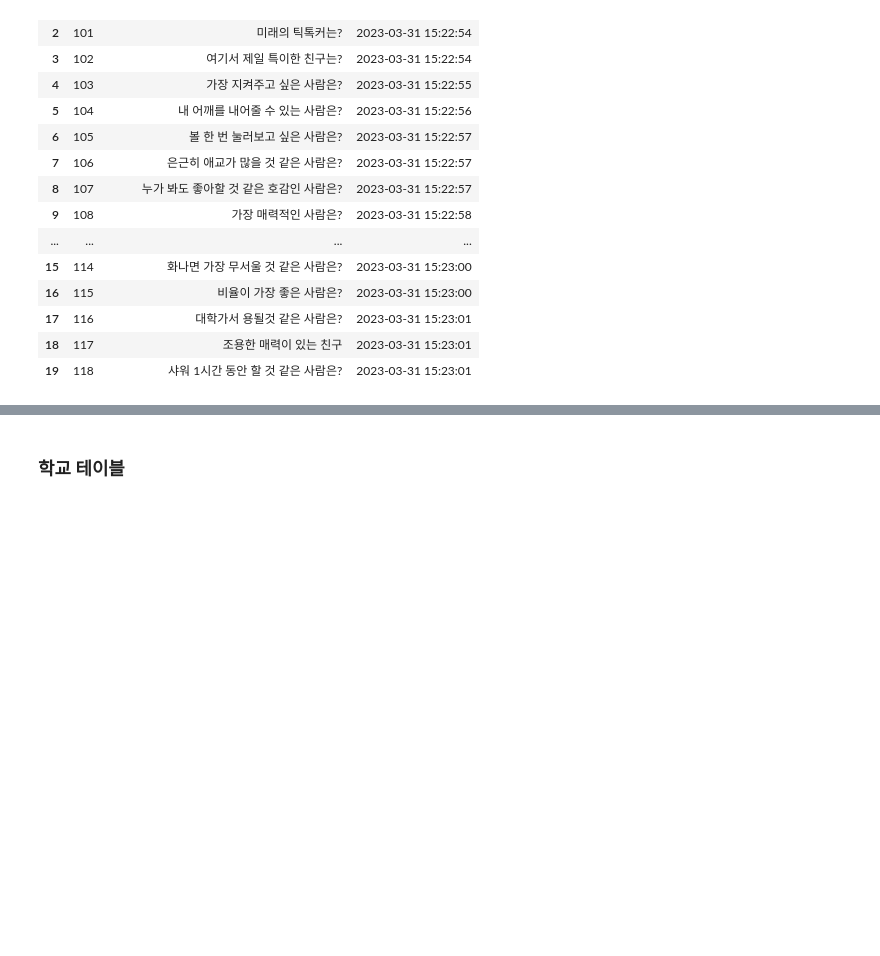
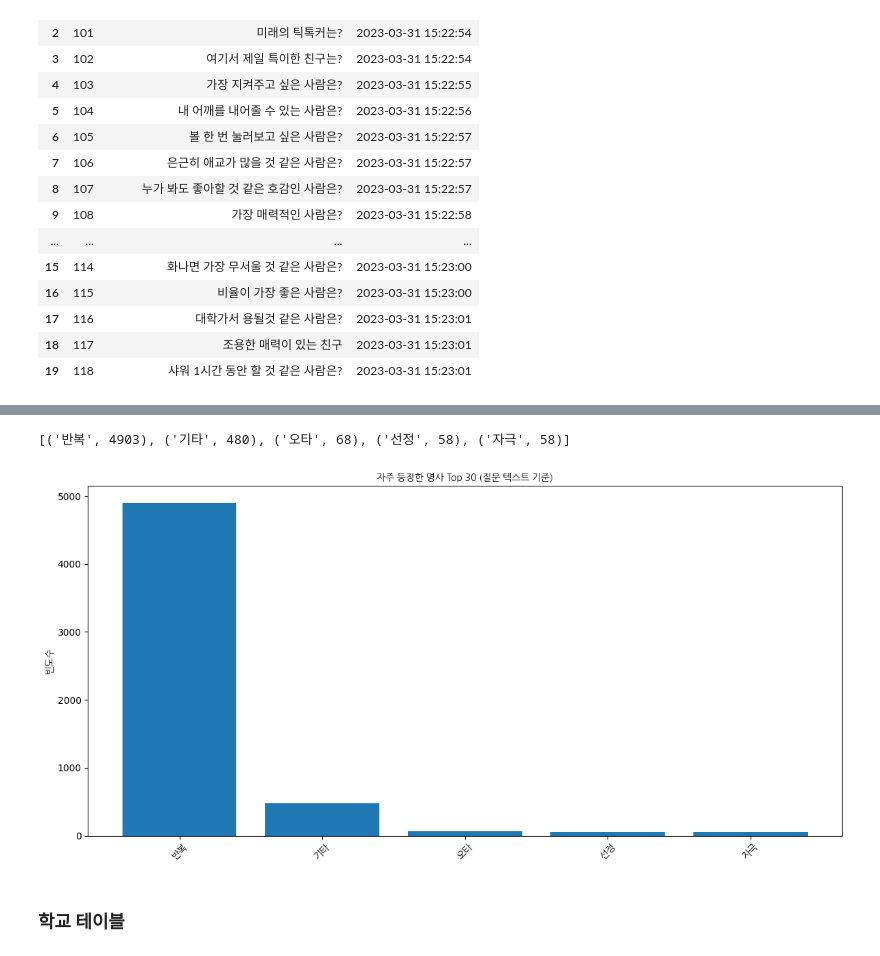
Before and after one commit to seung127/codeit_project, a Jupyter notebook: codeit-project-docker/notebooks/gsc_connect_check.ipynb, the cells around one changed output, grey strips where cells are left out. Saved outputs shown, nothing was run; the diff lists cells and outputs as text; code cells hidden in the pictures; blank space fills up the shorter version.

```diff
--- a/codeit-project-docker/notebooks/gsc_connect_check.ipynb
+++ b/codeit-project-docker/notebooks/gsc_connect_check.ipynb
@@ -370,3 +468,46 @@ polls_question.head(20)
+# %%
+# pip install kiwipiepy
+# from kiwipiepy import Kiwi
+# from collections import Counter
+
+# 1. Kiwi 초기화
+kiwi = Kiwi()
+
+# 2. question_text 컬럼에서 명사 추출
+nouns_all = []
+
+for sentence in polls_questionreport['reason'].dropna():
+    tokens = kiwi.tokenize(sentence)
+    nouns = [token.form for token in tokens if token.tag.startswith('N') and len(token.form) > 1]
+    nouns_all.extend(nouns)
+
+# 3. 불용어 제거 (원하는 경우)
+stopwords = ['질문', '이', '포함', '내용', '이유', '경우', '생각', '우리', '친구', '최고']
+filtered_nouns = [word for word in nouns_all if word not in stopwords]
+
+# 4. 단어 빈도 계산
+word_counts = Counter(filtered_nouns)
+top_n = word_counts.most_common(30)
+
+# 5. 결과 출력
+print(top_n)
+
+font_path = '/usr/share/fonts/truetype/nanum/NanumGothic.ttf'
+font_prop = fm.FontProperties(fname=font_path)
+
+
+# 6. 시각화 (막대 그래프)
+words, counts = zip(*top_n)
+plt.figure(figsize=(12, 6))
+plt.bar(words, counts)
+plt.xticks(rotation=45, fontproperties=font_prop)
+plt.title("자주 등장한 명사 Top 30 (질문 텍스트 기준)", fontproperties=font_prop)
+plt.ylabel("빈도수", fontproperties=font_prop)
+plt.tight_layout()
+plt.show()
+# %% [output]
+[('반복', 4903), ('기타', 480), ('오타', 68), ('선정', 58), ('자극', 58)]
+[figure, added]
 # %% [markdown]
 ### 학교 테이블
 # %%
```
Also changed, not shown: parts of 21 cells of this notebook.
